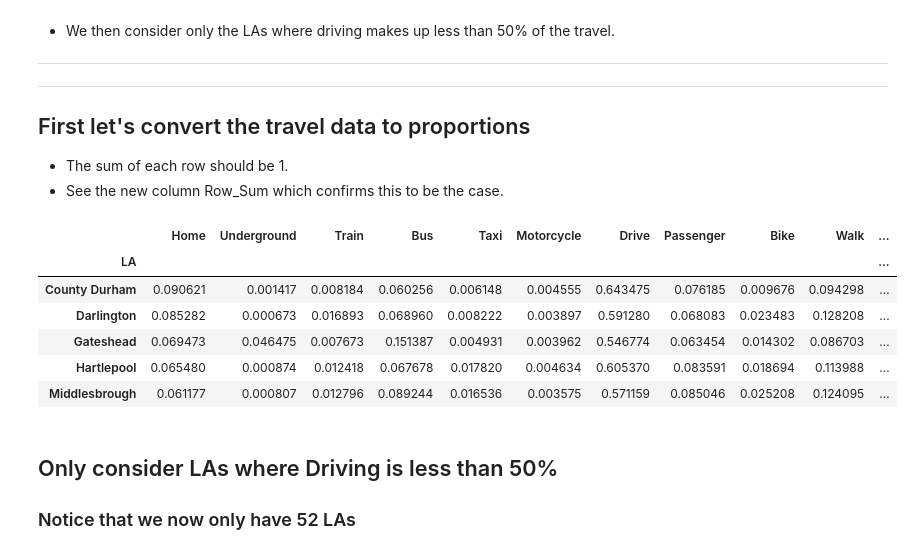
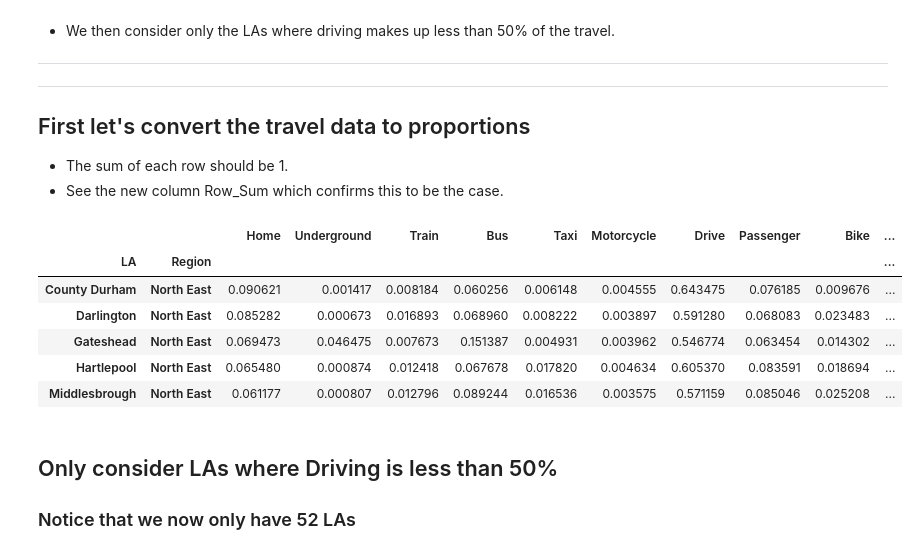
Before and after one commit to mrcork/OCR_LDS, a Jupyter notebook: Drive_vs.ipynb, the cells around one changed output. Saved outputs shown, nothing was run; the diff lists cells and outputs as text; code cells hidden in the pictures.

```diff
--- a/Drive_vs.ipynb
+++ b/Drive_vs.ipynb
@@ -11,23 +11,23 @@ ___
 # %%
 %matplotlib inline
 from getlds.data import Data
 import pandas as pd
 import matplotlib.pyplot as plt
 plt.style.use("seaborn")
 
-df = Data["Travel_2011"].set_index("LA")
+df = Data["Travel_2011"].set_index(["LA","Region"])
 #rewrite the travel methods as propotions of the total
 df = df.loc[:,"Home":"Other"].apply(lambda x: x / x.sum() , axis = 1)
 df["Row_Sum"] = df.sum(axis=1)
 df.head()
 # %% [output]
-|  | Home | Underground | Train | Bus | Taxi | Motorcycle | Drive | Passenger | Bike | Walk | ... |
-| LA |  |  |  |  |  |  |  |  |  |  | ... |
-| County Durham | 0.090621 | 0.001417 | 0.008184 | 0.060256 | 0.006148 | 0.004555 | 0.643475 | 0.076185 | 0.009676 | 0.094298 | ... |
-| Darlington | 0.085282 | 0.000673 | 0.016893 | 0.068960 | 0.008222 | 0.003897 | 0.591280 | 0.068083 | 0.023483 | 0.128208 | ... |
-| Gateshead | 0.069473 | 0.046475 | 0.007673 | 0.151387 | 0.004931 | 0.003962 | 0.546774 | 0.063454 | 0.014302 | 0.086703 | ... |
-| Hartlepool | 0.065480 | 0.000874 | 0.012418 | 0.067678 | 0.017820 | 0.004634 | 0.605370 | 0.083591 | 0.018694 | 0.113988 | ... |
-| Middlesbrough | 0.061177 | 0.000807 | 0.012796 | 0.089244 | 0.016536 | 0.003575 | 0.571159 | 0.085046 | 0.025208 | 0.124095 | ... |
+|  |  | Home | Underground | Train | Bus | Taxi | Motorcycle | Drive | Passenger | Bike | ... |
+| LA | Region |  |  |  |  |  |  |  |  |  | ... |
+| County Durham | North East | 0.090621 | 0.001417 | 0.008184 | 0.060256 | 0.006148 | 0.004555 | 0.643475 | 0.076185 | 0.009676 | ... |
+| Darlington | North East | 0.085282 | 0.000673 | 0.016893 | 0.068960 | 0.008222 | 0.003897 | 0.591280 | 0.068083 | 0.023483 | ... |
+| Gateshead | North East | 0.069473 | 0.046475 | 0.007673 | 0.151387 | 0.004931 | 0.003962 | 0.546774 | 0.063454 | 0.014302 | ... |
+| Hartlepool | North East | 0.065480 | 0.000874 | 0.012418 | 0.067678 | 0.017820 | 0.004634 | 0.605370 | 0.083591 | 0.018694 | ... |
+| Middlesbrough | North East | 0.061177 | 0.000807 | 0.012796 | 0.089244 | 0.016536 | 0.003575 | 0.571159 | 0.085046 | 0.025208 | ... |
 # %% [markdown]
 ## Only consider LAs where Driving is less than 50%
 ### Notice that we now only have 52 LAs
```
Also changed, not shown: parts of 11 cells of this notebook.
